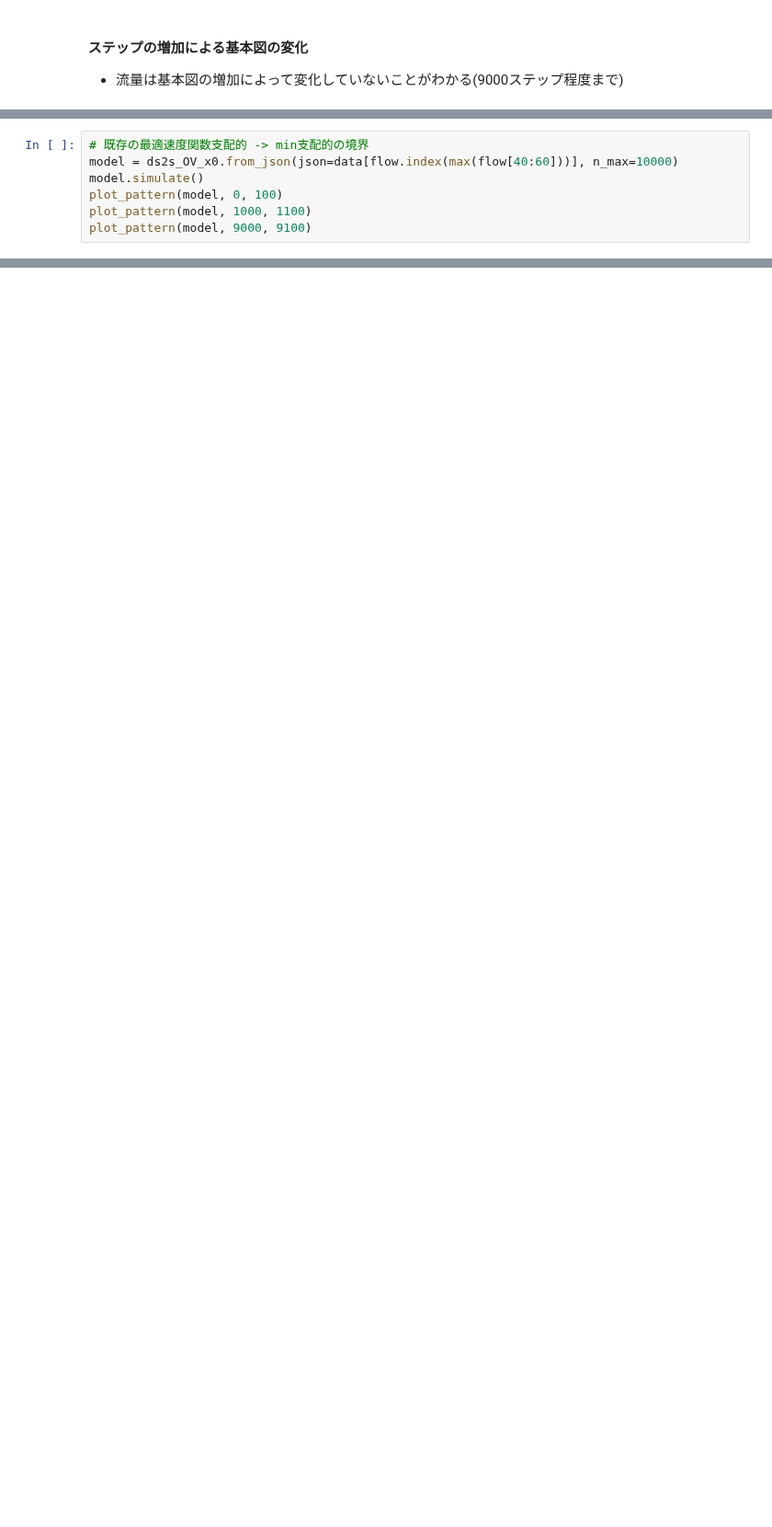
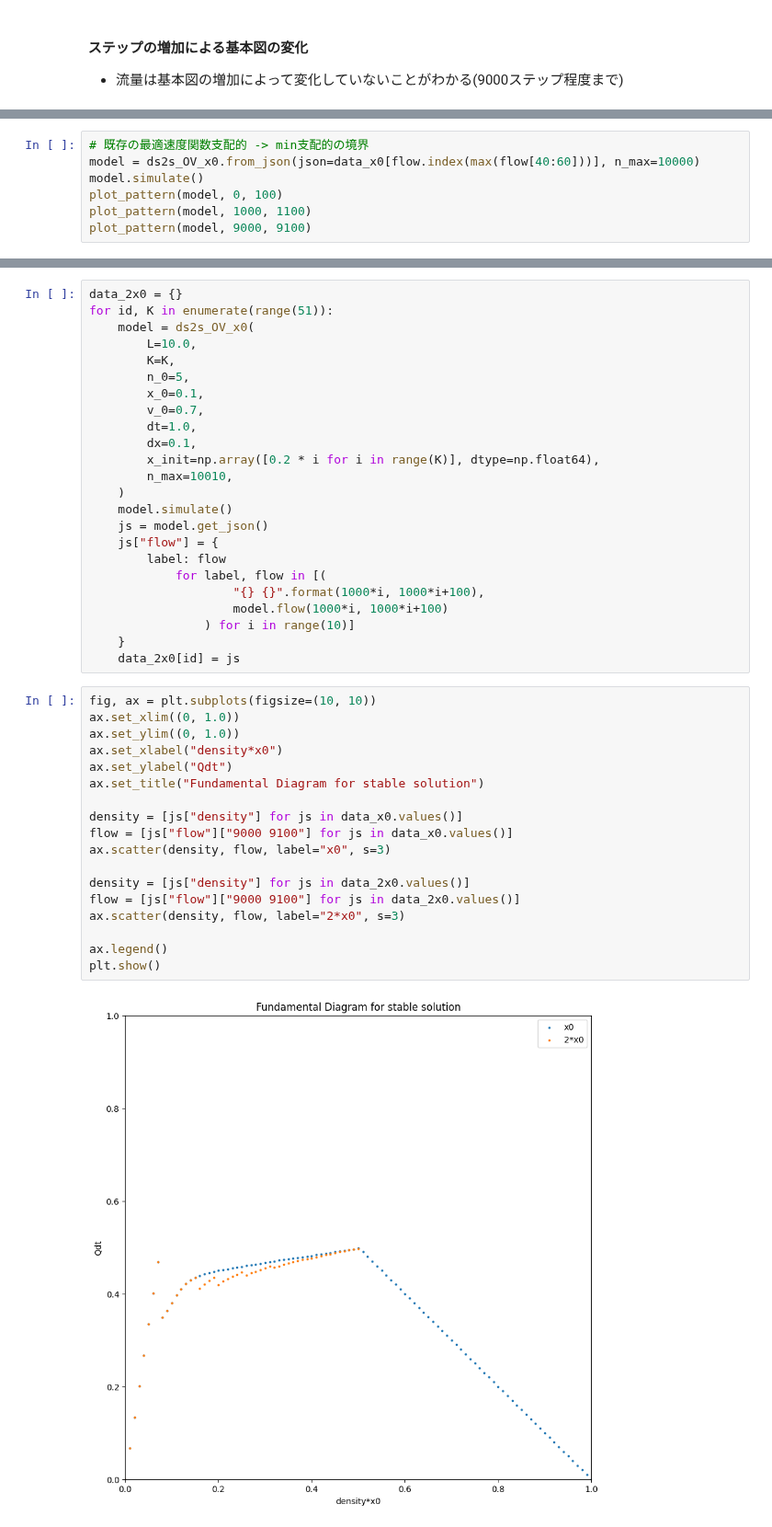
Before and after one commit to tt6-mzn/s2s-OV-model, a Jupyter notebook: ds2s-OV/013.ipynb, the cells around one changed output, grey strips where cells are left out. Shown at 92% size. Cells and saved outputs as stored; diff of their text form; blank space fills up the shorter version.

```diff
--- a/ds2s-OV/013.ipynb
+++ b/ds2s-OV/013.ipynb
@@ -103,7 +103,7 @@ plot_pattern(model, 9000, 9100)
 [figure]
 # %%
 # 既存の最適速度関数支配的 -> min支配的の境界
-model = ds2s_OV_x0.from_json(json=data[flow.index(max(flow[40:60]))], n_max=10000)
+model = ds2s_OV_x0.from_json(json=data_x0[flow.index(max(flow[40:60]))], n_max=10000)
 model.simulate()
 plot_pattern(model, 0, 100)
 plot_pattern(model, 1000, 1100)
@@ -112,3 +112,47 @@ plot_pattern(model, 9000, 9100)
 [figure]
 [figure]
 [figure]
+# %%
+data_2x0 = {}
+for id, K in enumerate(range(51)):
+	model = ds2s_OV_x0(
+		L=10.0,
+		K=K,
+		n_0=5,
+		x_0=0.1,
+		v_0=0.7,
+		dt=1.0,
+		dx=0.1,
+		x_init=np.array([0.2 * i for i in range(K)], dtype=np.float64),
+		n_max=10010,
+	)
+	model.simulate()
+	js = model.get_json()
+	js["flow"] = {
+		label: flow
+			for label, flow in [(
+					"{} {}".format(1000*i, 1000*i+100),
+	 				model.flow(1000*i, 1000*i+100)
+				) for i in range(10)]
+	}
+	data_2x0[id] = js
+# %%
+fig, ax = plt.subplots(figsize=(10, 10))
+ax.set_xlim((0, 1.0))
+ax.set_ylim((0, 1.0))
+ax.set_xlabel("density*x0")
+ax.set_ylabel("Qdt")
+ax.set_title("Fundamental Diagram for stable solution")
+
+density = [js["density"] for js in data_x0.values()]
+flow = [js["flow"]["9000 9100"] for js in data_x0.values()]
+ax.scatter(density, flow, label="x0", s=3)
+
+density = [js["density"] for js in data_2x0.values()]
+flow = [js["flow"]["9000 9100"] for js in data_2x0.values()]
+ax.scatter(density, flow, label="2*x0", s=3)
+
+ax.legend()
+plt.show()
+# %% [output]
+[figure, added]
```
Also changed, not shown: parts of 12 cells of this notebook, 2 other files.
